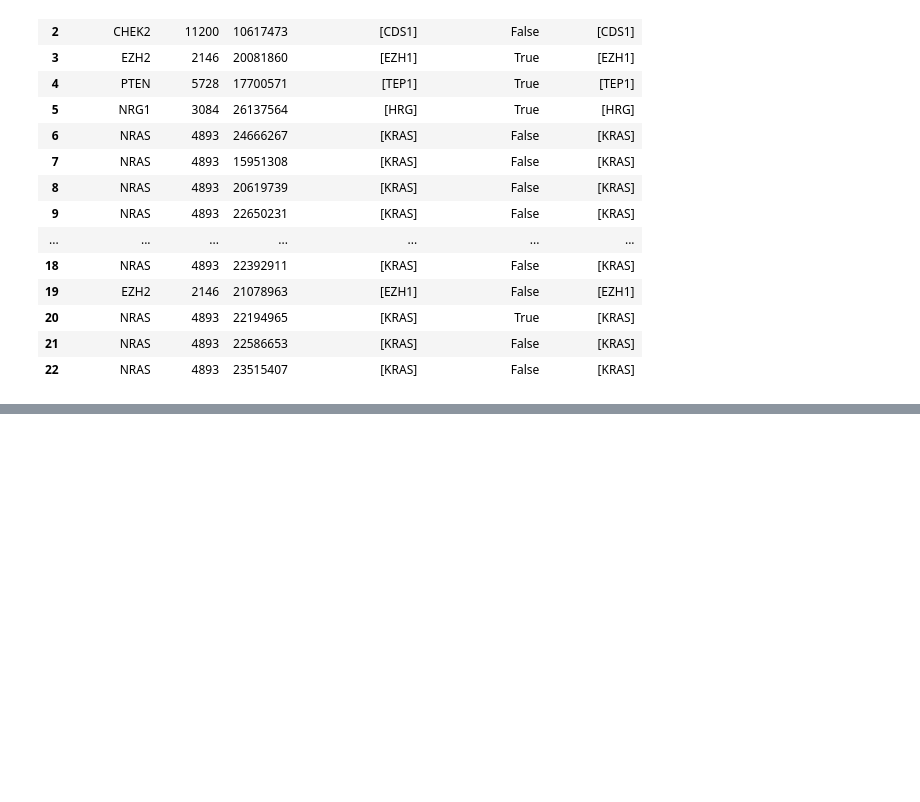
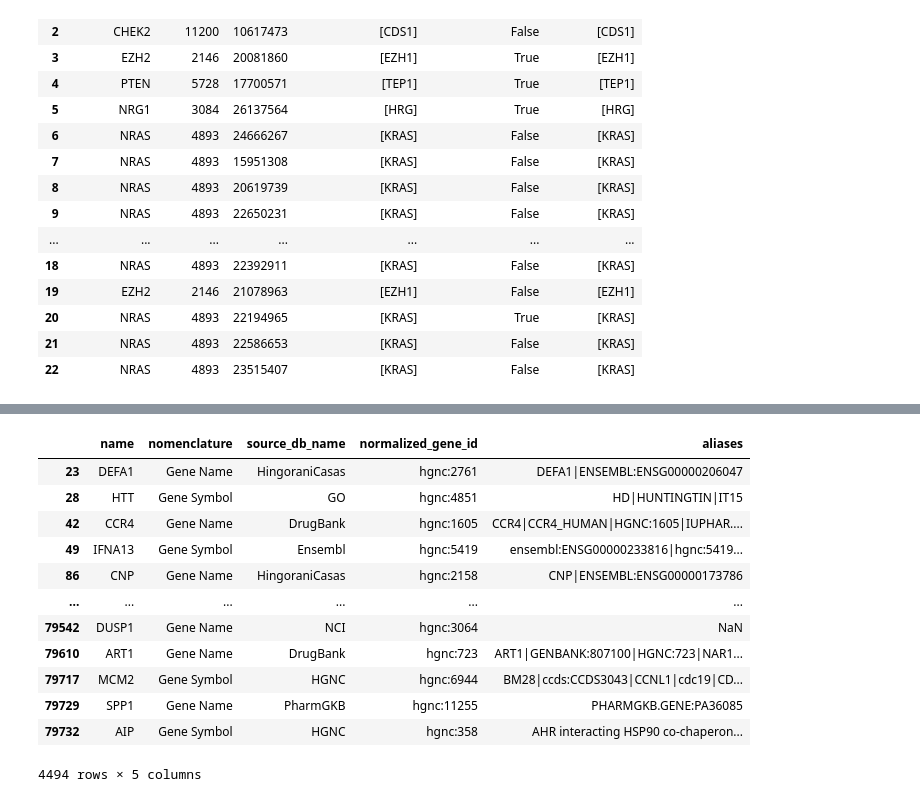
Before and after one commit to cancervariants/gene-harmony-analysis, a Jupyter notebook: analysis/ranked_category_resolver.ipynb, the cells around one changed output, grey strips where cells are left out. Drawn from its saved outputs; the diff is of its cells as text; code cells hidden in the pictures; blank space fills up the shorter version.

```diff
--- a/analysis/ranked_category_resolver.ipynb
+++ b/analysis/ranked_category_resolver.ipynb
@@ -374,2 +376,2 @@ df_filtered
 # %%
-dgidb_genes_df = pd.read_csv("../input/genes (4).tsv", sep="\t", comment="#")
+dgidb_genes_df = pd.read_csv("../input/gene_claims (2).csv")
@@ -429,0 +378,4 @@ dgidb_genes_df[dgidb_genes_df["gene_name"].isin(ambig_symbol_set)]
+# %%
+ambiguous_dgidb_genes_df = dgidb_genes_df[
+    dgidb_genes_df["name"].isin(collision_df["ambiguous_symbol"].explode().dropna())
+].copy()
@@ -429,0 +455,16 @@ dgidb_genes_df[dgidb_genes_df["gene_name"].isin(ambig_symbol_set)]
+# %%
+ambiguous_dgidb_genes_df
+# %% [output]
+|  | name | nomenclature | source_db_name | normalized_gene_id | aliases |
+| 23 | DEFA1 | Gene Name | HingoraniCasas | hgnc:2761 | DEFA1|ENSEMBL:ENSG00000206047 |
+| 28 | HTT | Gene Symbol | GO | hgnc:4851 | HD|HUNTINGTIN|IT15 |
+| 42 | CCR4 | Gene Name | DrugBank | hgnc:1605 | CCR4|CCR4_HUMAN|HGNC:1605|IUPHAR.... |
+| 49 | IFNA13 | Gene Symbol | Ensembl | hgnc:5419 | ensembl:ENSG00000233816|hgnc:5419... |
+| 86 | CNP | Gene Name | HingoraniCasas | hgnc:2158 | CNP|ENSEMBL:ENSG00000173786 |
+| ... | ... | ... | ... | ... | ... |
+| 79542 | DUSP1 | Gene Name | NCI | hgnc:3064 | NaN |
+| 79610 | ART1 | Gene Name | DrugBank | hgnc:723 | ART1|GENBANK:807100|HGNC:723|NAR1... |
+| 79717 | MCM2 | Gene Symbol | HGNC | hgnc:6944 | BM28|ccds:CCDS3043|CCNL1|cdc19|CD... |
+| 79729 | SPP1 | Gene Name | PharmGKB | hgnc:11255 | PHARMGKB.GENE:PA36085 |
+| 79732 | AIP | Gene Symbol | HGNC | hgnc:358 | AHR interacting HSP90 co-chaperon... |
+4494 rows × 5 columns
```
Also changed, not shown: parts of 16 cells of this notebook, 1 other file.
